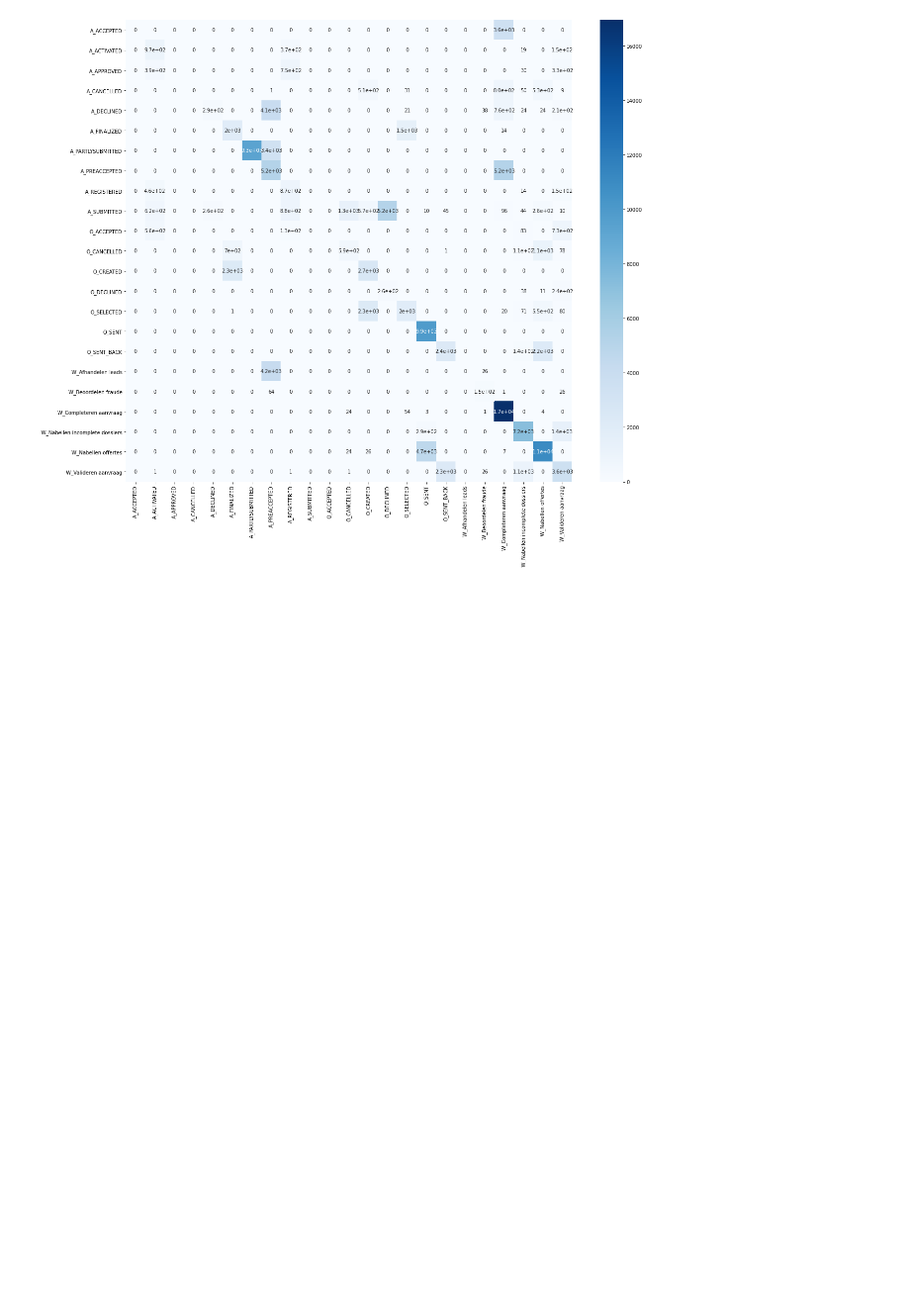
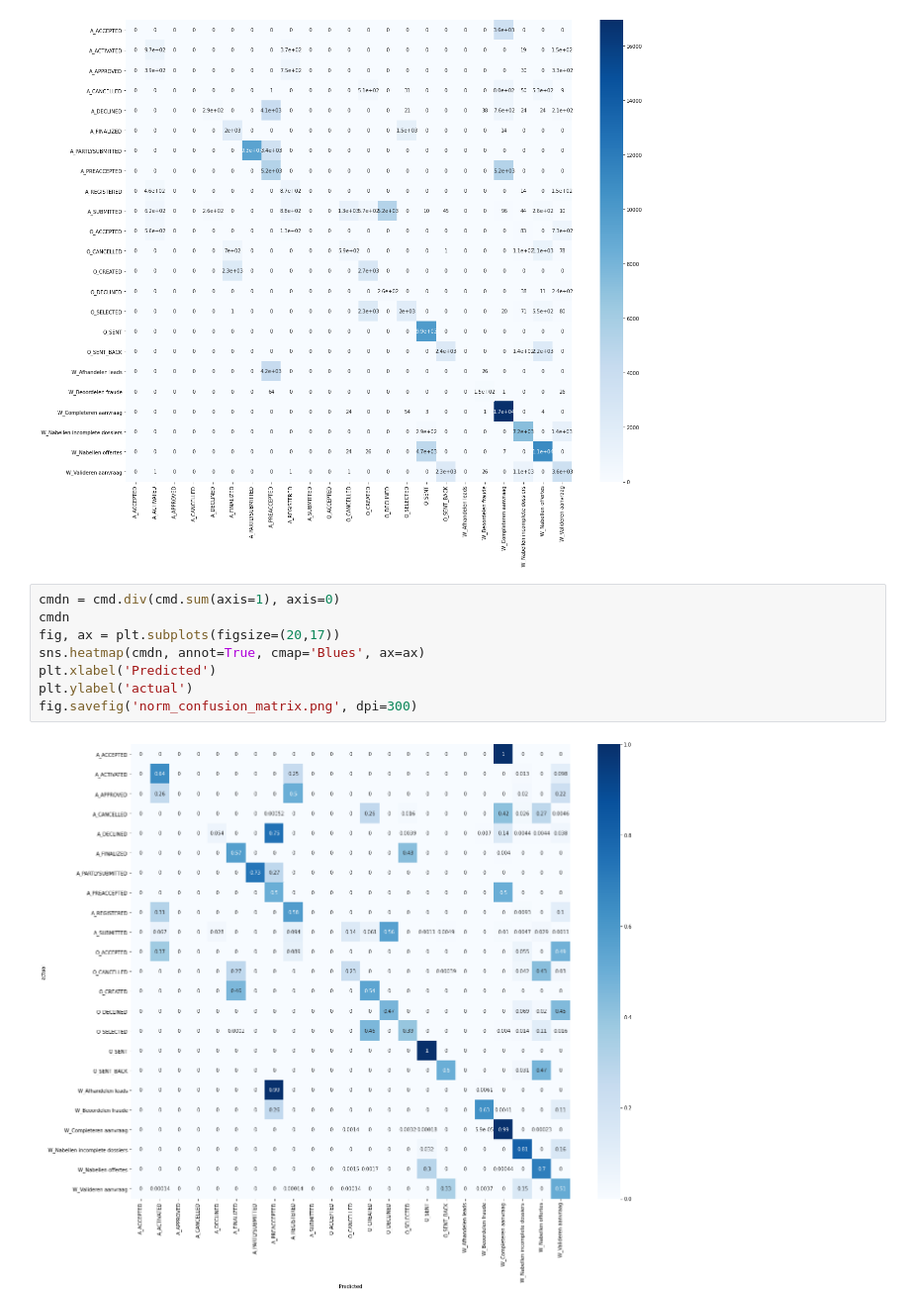
Before and after one commit to NickSot/process_mining, a Jupyter notebook: train_test_split_event_prediction_analysis-Copy1.ipynb, the cells around one changed output. Shown: that part at 99% size. Drawn from its saved outputs; the diff is of its cells as text; blank space fills up the shorter version.

Commit message:
normalized confusion matrix with labels

```diff
--- a/train_test_split_event_prediction_analysis-Copy1.ipynb
+++ b/train_test_split_event_prediction_analysis-Copy1.ipynb
@@ -411,3 +411,13 @@ sns.heatmap(cmd, annot=True, cmap='Blues', ax=ax)
 fig.savefig('confusionmatrix.png')
 # %% [output]
 [figure]
+# %%
+cmdn = cmd.div(cmd.sum(axis=1), axis=0)
+cmdn
+fig, ax = plt.subplots(figsize=(20,17))
+sns.heatmap(cmdn, annot=True, cmap='Blues', ax=ax)
+plt.xlabel('Predicted')
+plt.ylabel('actual')
+fig.savefig('norm_confusion_matrix.png', dpi=300)
+# %% [output]
+[figure, added]
```
